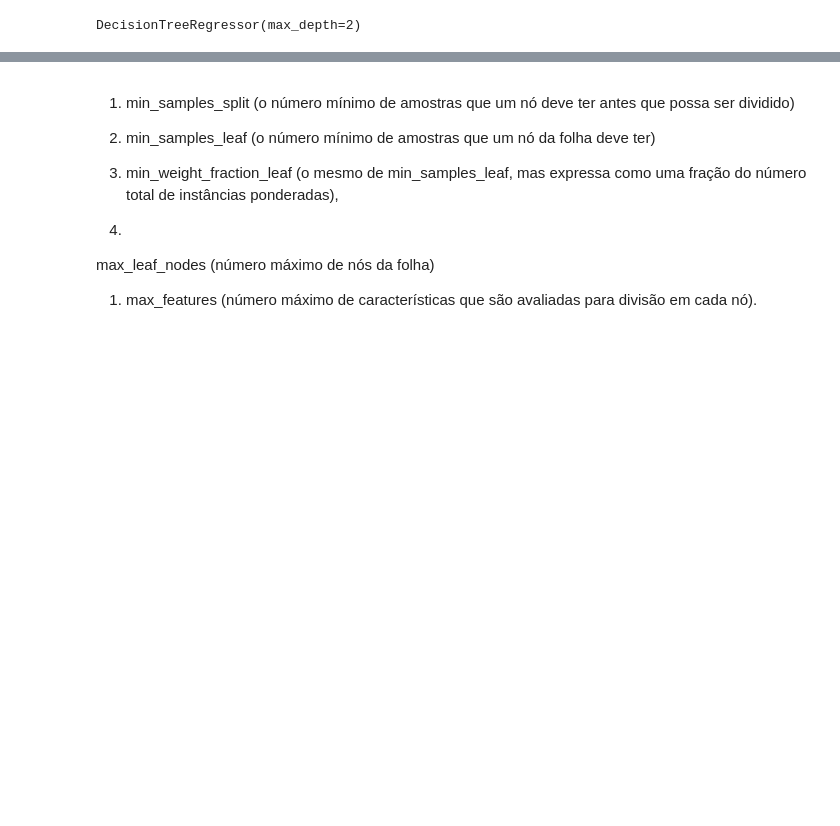
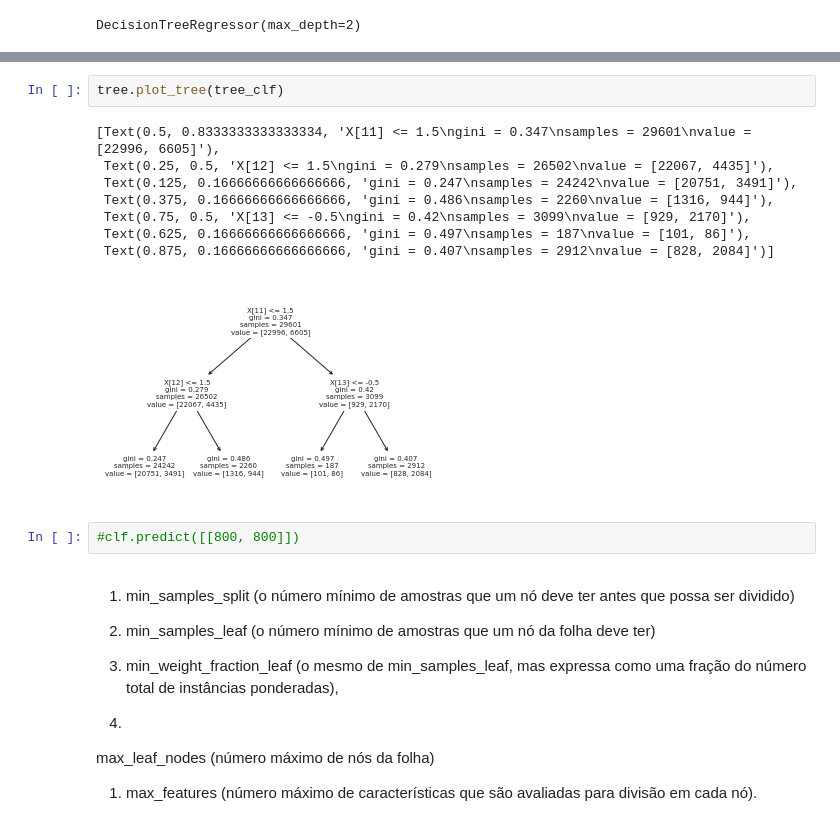
Before and after one commit to MarciaGodoy/decisiontree, a Jupyter notebook: default.ipynb, the cells around one changed output, grey strips where cells are left out. Saved outputs shown, nothing was run; the diff lists cells and outputs as text; blank space fills up the shorter version.

```diff
--- a/default.ipynb
+++ b/default.ipynb
@@ -826,3 +821,16 @@ DecisionTreeRegressor(max_depth=2)
+# %%
+tree.plot_tree(tree_clf)
+# %% [output]
+[Text(0.5, 0.8333333333333334, 'X[11] <= 1.5\ngini = 0.347\nsamples = 29601\nvalue = [22996, 6605]'),
+ Text(0.25, 0.5, 'X[12] <= 1.5\ngini = 0.279\nsamples = 26502\nvalue = [22067, 4435]'),
+ Text(0.125, 0.16666666666666666, 'gini = 0.247\nsamples = 24242\nvalue = [20751, 3491]'),
+ Text(0.375, 0.16666666666666666, 'gini = 0.486\nsamples = 2260\nvalue = [1316, 944]'),
+ Text(0.75, 0.5, 'X[13] <= -0.5\ngini = 0.42\nsamples = 3099\nvalue = [929, 2170]'),
+ Text(0.625, 0.16666666666666666, 'gini = 0.497\nsamples = 187\nvalue = [101, 86]'),
+ Text(0.875, 0.16666666666666666, 'gini = 0.407\nsamples = 2912\nvalue = [828, 2084]')]
+[figure, added]
+# %%
+#clf.predict([[800, 800]])
 # %% [markdown]
 
 
```
Also changed, not shown: parts of 18 cells of this notebook.
